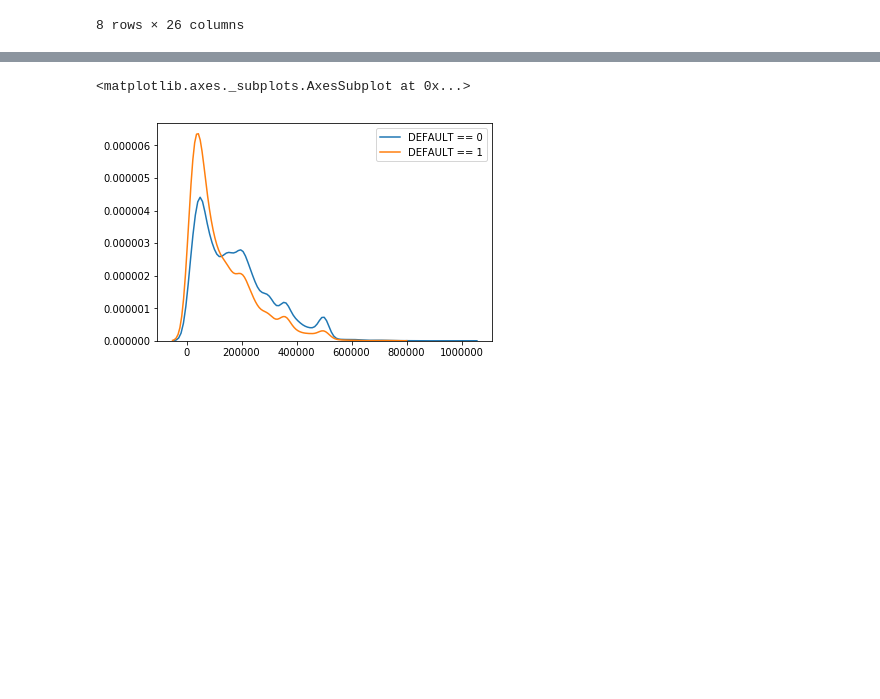
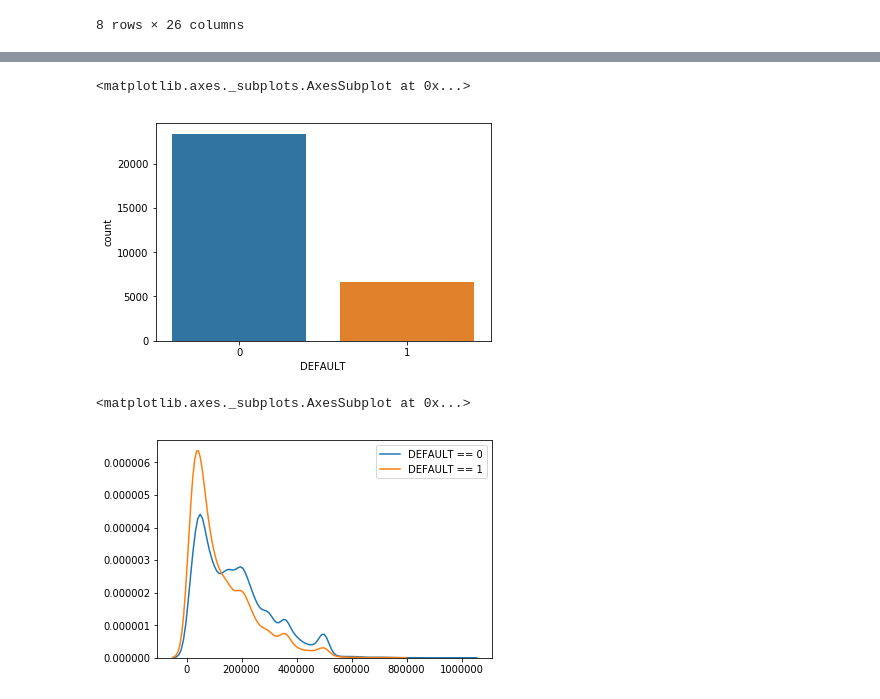
Before and after one commit to romainrey/ID2223-Scalable-Machine-Learning, a Jupyter notebook: lab1/sparkml_lab.ipynb, the cells around one changed output, grey strips where cells are left out. Cells and saved outputs as stored; diff of their text form; code cells hidden in the pictures; blank space fills up the shorter version.

```diff
--- a/lab1/sparkml_lab.ipynb
+++ b/lab1/sparkml_lab.ipynb
@@ -1214,3 +1208,8 @@ Index(['ID', 'LIMIT_BAL', 'SEX', 'EDUCATION', 'MARRIAGE', 'AGE', 'PAY_0',
+# %%
+sns.countplot(data = df, x = 'DEFAULT')
+# %% [output]
+<matplotlib.axes._subplots.AxesSubplot at 0x...>
+[figure, added]
 # %%
 fig, ax = plt.subplots()
 sns.kdeplot(df.loc[df.DEFAULT == 0, 'LIMIT_BAL'], ax=ax, label = 'DEFAULT == 0')
```
Also changed, not shown: parts of 4 cells of this notebook.
